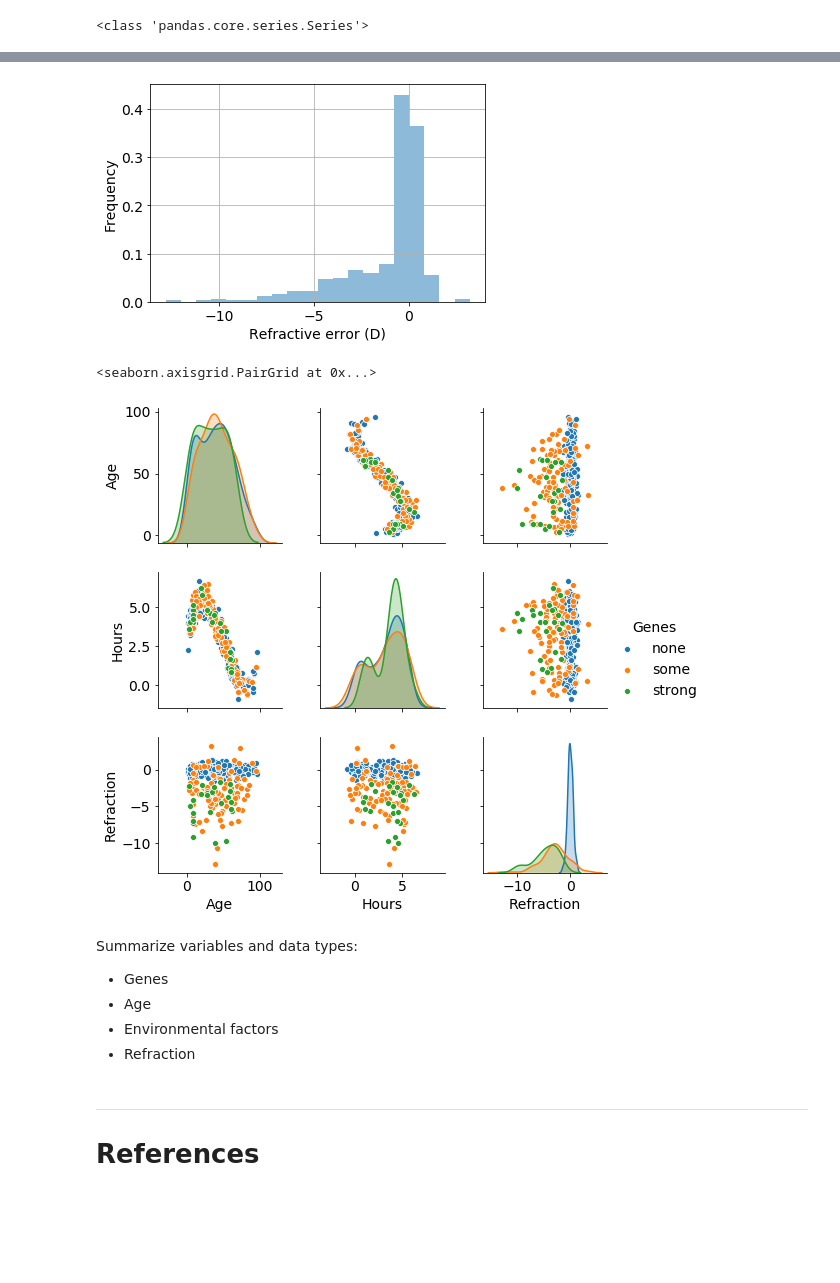
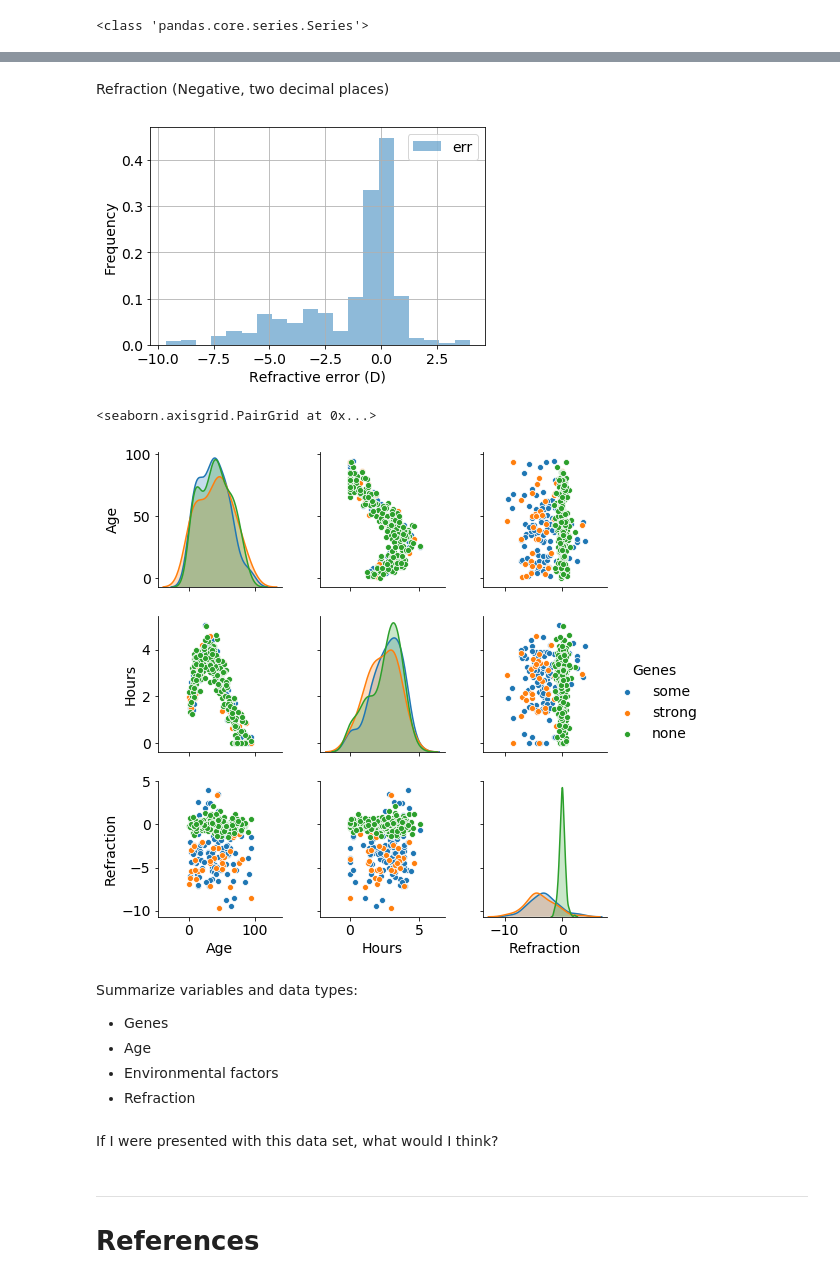
Before and after one commit to elizabethdaly/simulating-data, a Jupyter notebook: eyesight.ipynb, the cells around one changed output, grey strips where cells are left out. Drawn from its saved outputs; the diff is of its cells as text; code cells hidden in the pictures; blank space fills up the shorter version.

```diff
--- a/eyesight.ipynb
+++ b/eyesight.ipynb
@@ -476,4 +470,4 @@ Genes
 # %%
 genetic_predisp = ['none', 'some', 'strong']
-genes = np.random.choice(genetic_predisp, n, p=[0.7, 0.25, 0.05])
+genes = np.random.choice(genetic_predisp, n, p=[0.6, 0.30, 0.10])
 df = pd.DataFrame(genes, columns = ['Genes'])
@@ -491,7 +485,20 @@ Hours
 # %%
 # Cycle through Age column, calculating this for each Age
-h = 0.00005 * ((df['Age'] + 10) * (df['Age'] - 80) * (df['Age'] - 80)) + np.random.normal(0, 0.5, n)
+# Add some normally-distributed noise.
+h = 0.00003 * ((df['Age'] + 5) * (df['Age'] - 90) * (df['Age'] - 90)) + np.random.normal(0, 0.5, n)
 print(type(h))
-df['Hours'] = round(h,2)
+#print(h)
+
+# Set any negaitve hours to zero
+hr = [None]*n
+for i, h in enumerate(h):
+    if h < 0:
+        hr[i] = 0
+    else:
+        hr[i] = h
+
+# Round to two decimal places.
+df['Hours'] = round(pd.Series(hr),2)
+#df['Hours']
 # %% [output]
 <class 'pandas.core.series.Series'>
@@ -500,10 +505,12 @@ Refraction
+# %% [markdown]
+Refraction (Negative, two decimal places)
 # %%
 # Cycle through Genes column generating a single refraction from a distribution which depends on Genes.
 # Maybe boost each resulting ref error by value in Hours (which depends on Age)?
 
 m0, s0 =  0, 0.5 # if Genes = none
 m1, s1 = -3.2, 2.4 # if Genes = some
-m2, s2 = -5, 2.4 # if Genes = strong
+m2, s2 = -4.2, 2.4 # if Genes = strong: Genes increase liliehood of being myopic by how much?
 
 # Make empty list to hold refractive error.
 err = [None]*n
@@ -525,6 +532,8 @@ for i, g in enumerate(genes):
         q = np.random.normal(m0, s0, 1)
         err[i] = round(q[0],2)
         #print("i {}: {}, {}".format(i, g, q))
+
+#print(err)
 # %%
 # Want to ignore/set=0 any positive values.
 # lambda fun
@@ -537,21 +545,25 @@ df['Refraction'] = err
 # %%
-plt.hist(df['Refraction'], bins=20, density=True, alpha=0.5)
+plt.hist(df['Refraction'], bins=20, density=True, alpha=0.5, label='err')
+
 plt.xlabel("Refractive error (D)")
 plt.ylabel("Frequency")
+plt.legend()
 plt.grid()
 # %% [output]
-[figure, old version]
+[figure, new version]
 # %%
 sns.pairplot(df, hue='Genes')
 # %% [output]
 <seaborn.axisgrid.PairGrid at 0x...>
-[figure, old version]
+[figure, new version]
 # %% [markdown]
 Summarize variables and data types:
 - Genes
 - Age
 - Environmental factors
 - Refraction
+# %% [markdown]
+If I were presented with this data set, what would I think?
 # %% [markdown]
 ***
 # References
```
Also changed, not shown: parts of 28 cells of this notebook, 1 other file.
